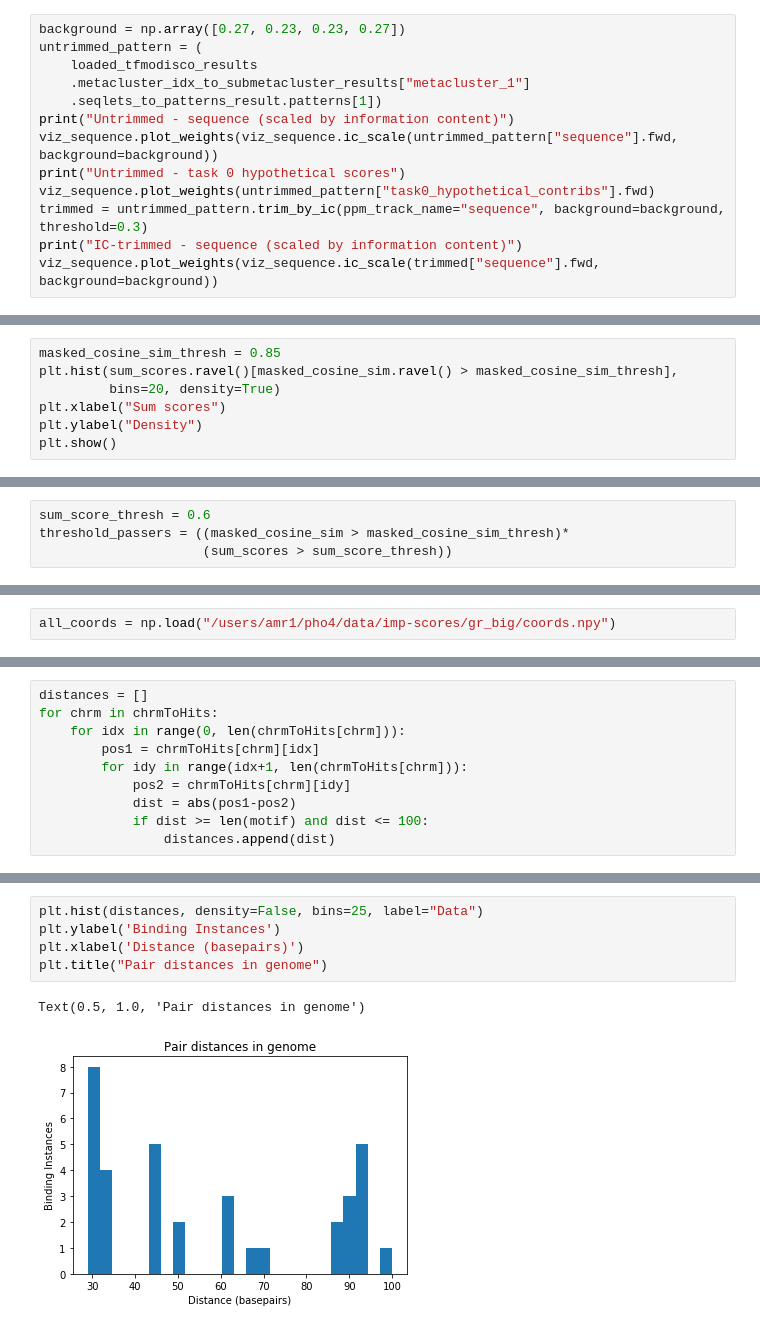
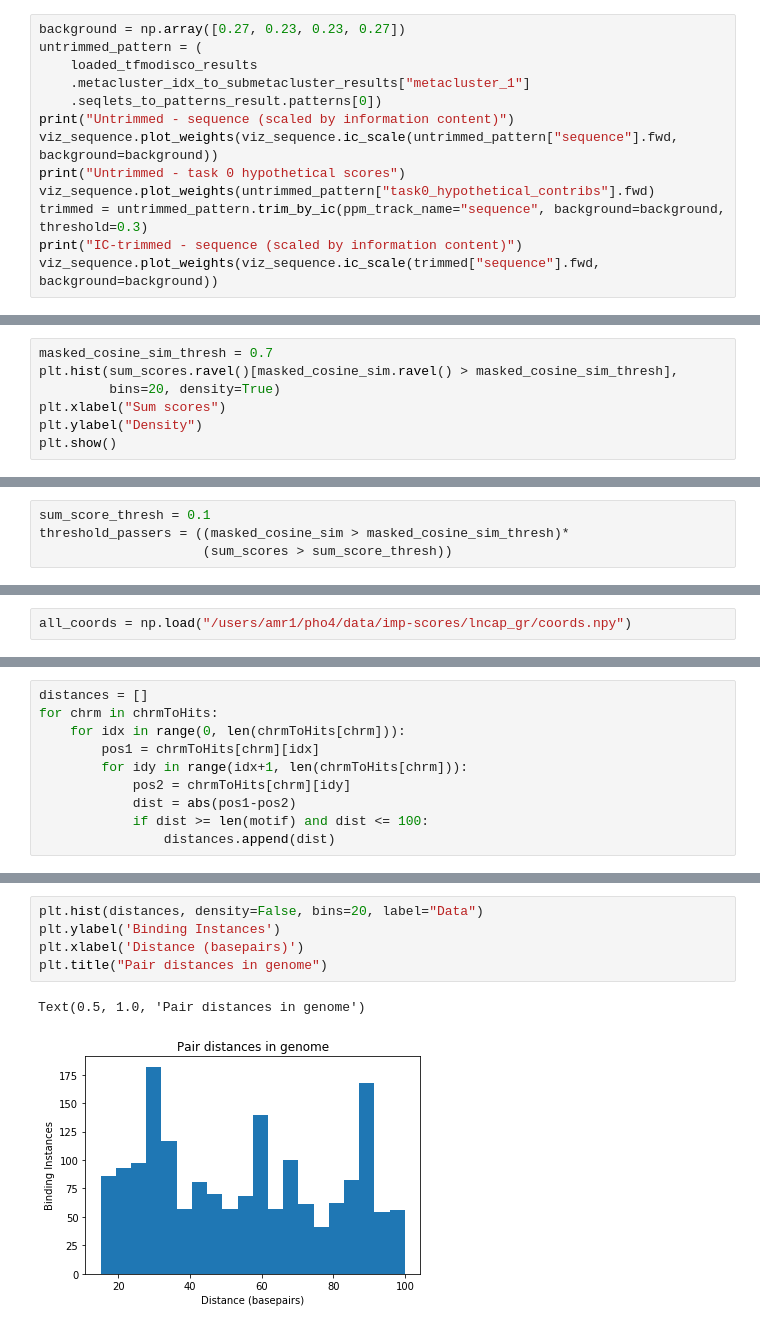
Before and after one commit to kundajelab/pho4, a Jupyter notebook: imp_pair_analysis_GR_counts.ipynb, the cells around one changed output, grey strips where cells are left out. Cells and saved outputs as stored; diff of their text form.

Commit message:
lncap

```diff
--- a/imp_pair_analysis_GR_counts.ipynb
+++ b/imp_pair_analysis_GR_counts.ipynb
@@ -57,7 +57,7 @@ background = np.array([0.27, 0.23, 0.23, 0.27])
 untrimmed_pattern = (
     loaded_tfmodisco_results
     .metacluster_idx_to_submetacluster_results["metacluster_1"]
-    .seqlets_to_patterns_result.patterns[1])
+    .seqlets_to_patterns_result.patterns[0])
 print("Untrimmed - sequence (scaled by information content)")
 viz_sequence.plot_weights(viz_sequence.ic_scale(untrimmed_pattern["sequence"].fwd, background=background))
 print("Untrimmed - task 0 hypothetical scores")
@@ -127,5 +127,5 @@ plt.show()
 # %%
-masked_cosine_sim_thresh = 0.85
+masked_cosine_sim_thresh = 0.7
 plt.hist(sum_scores.ravel()[masked_cosine_sim.ravel() > masked_cosine_sim_thresh],
          bins=20, density=True)
 plt.xlabel("Sum scores")
@@ -136,5 +136,5 @@ plt.show()
 # %%
-sum_score_thresh = 0.6
+sum_score_thresh = 0.1
 threshold_passers = ((masked_cosine_sim > masked_cosine_sim_thresh)*
                      (sum_scores > sum_score_thresh))
 # %%
@@ -209,5 +209,5 @@ plt.xlim((-10,70))
 # %%
-all_coords = np.load("/users/amr1/pho4/data/imp-scores/gr_big/coords.npy")
+all_coords = np.load("/users/amr1/pho4/data/imp-scores/lncap_gr/coords.npy")
 # %%
 chrmToHits = {}
 for (seq_idx, hit_pos) in hit_locations:
@@ -255,8 +255,8 @@ Text(0.5, 1.0, 'Pair distances in genome')
 # %%
-plt.hist(distances, density=False, bins=25, label="Data")
+plt.hist(distances, density=False, bins=20, label="Data")
 plt.ylabel('Binding Instances')
 plt.xlabel('Distance (basepairs)')
 plt.title("Pair distances in genome")
 # %% [output]
 Text(0.5, 1.0, 'Pair distances in genome')
-[figure, old version]
+[figure, new version]
```
Also changed, not shown: parts of 16 cells of this notebook, 7 other files.
